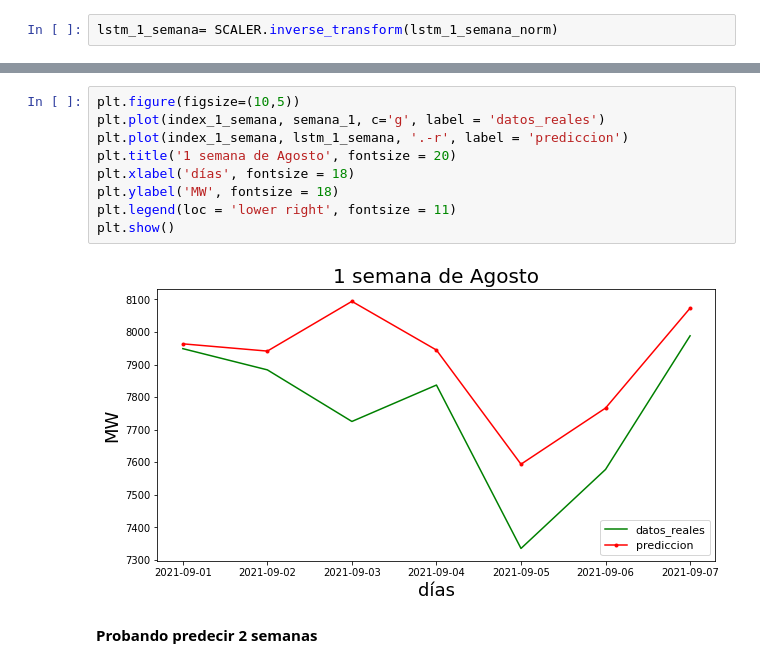
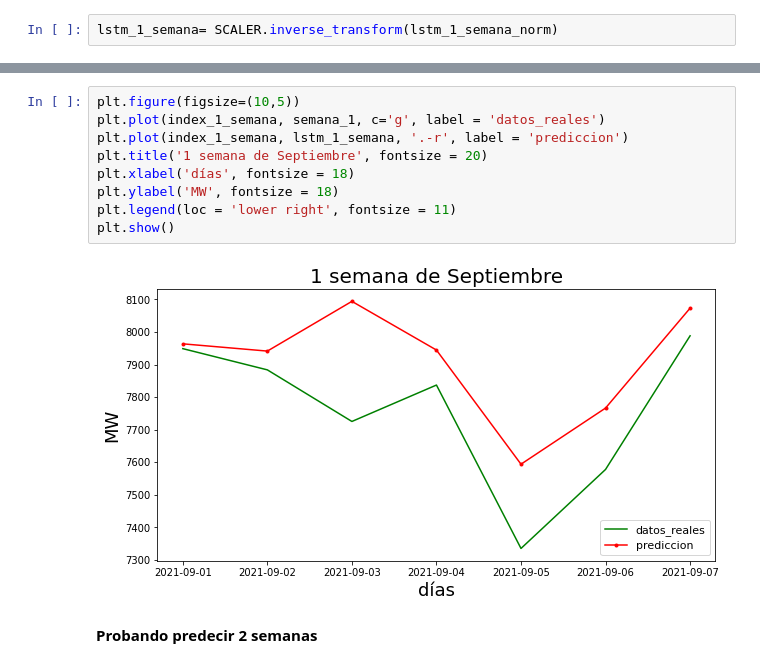
Before and after one commit to Enriquesc7/Time-Series-Forcasting-Using-RNN, a Jupyter notebook: SEN_dmin.ipynb, the cells around one changed output, grey strips where cells are left out. Cells and saved outputs as stored; diff of their text form.

```diff
--- a/SEN_dmin.ipynb
+++ b/SEN_dmin.ipynb
@@ -1675,14 +1606,14 @@ results_lstm_1
 # %%
 plt.figure(figsize=(10,5))
 plt.plot(index_1_semana, semana_1, c='g', label = 'datos_reales')
 plt.plot(index_1_semana, lstm_1_semana, '.-r', label = 'prediccion')
-plt.title('1 semana de Agosto', fontsize = 20)
+plt.title('1 semana de Septiembre', fontsize = 20)
 plt.xlabel('días', fontsize = 18)
 plt.ylabel('MW', fontsize = 18)
 plt.legend(loc = 'lower right', fontsize = 11)
 plt.show()
 # %% [output]
-[figure, old version]
+[figure, new version]
 # %% [markdown]
 **Probando predecir 2 semanas**
 # %%
```
Also changed, not shown: parts of 68 cells of this notebook, 1 other file.
